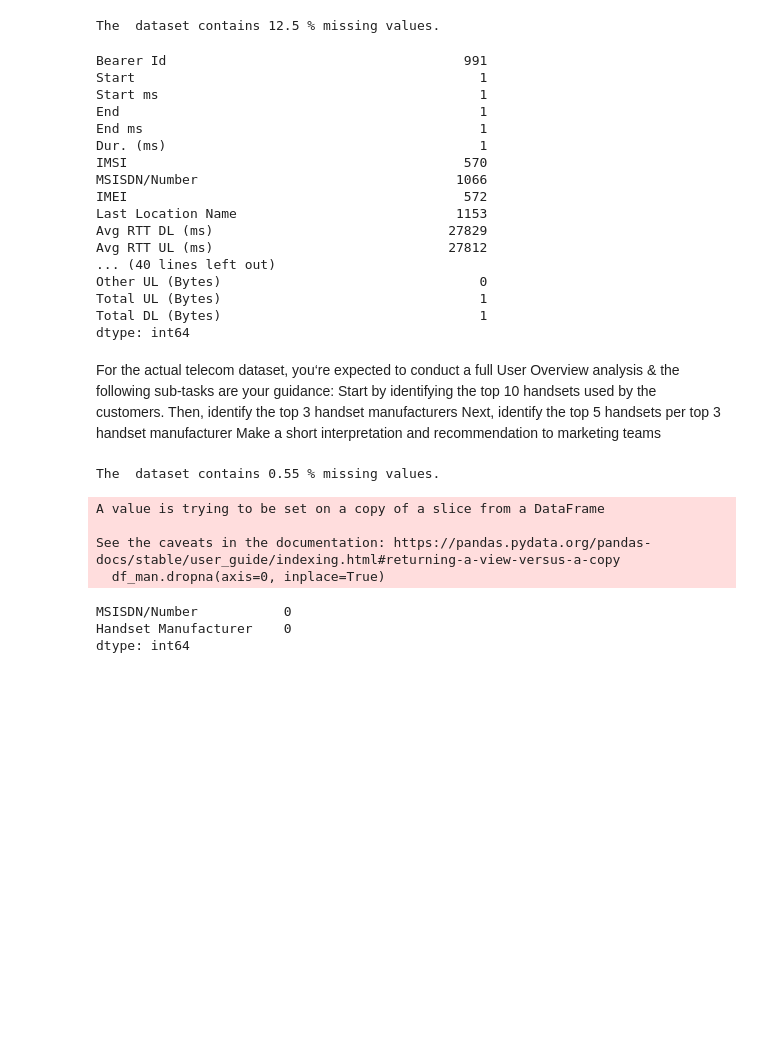
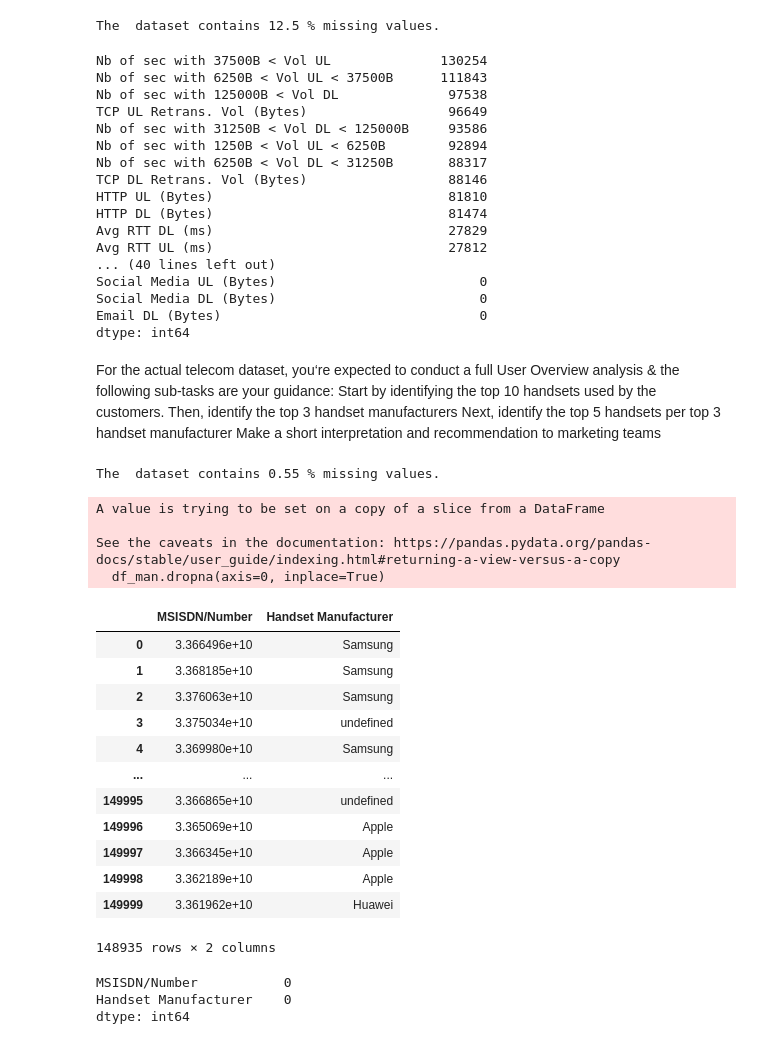
Before and after one commit to niyotham/EDA_Telecom_Industry, a Jupyter notebook: notebooks/EDA.ipynb, the cells around one changed output. Saved outputs shown, nothing was run; the diff lists cells and outputs as text; code cells hidden in the pictures; blank space fills up the shorter version.

```diff
--- a/notebooks/EDA.ipynb
+++ b/notebooks/EDA.ipynb
@@ -159,22 +135,22 @@ percent_missing(df_exp)
 The  dataset contains 12.5 % missing values.
 # %%
 # identify the missing values
-df_exp.isnull().sum()
+df_exp.isnull().sum().sort_values(ascending=False)
 # %% [output]
-Bearer Id                                      991
-Start                                            1
-Start ms                                         1
-End                                              1
-End ms                                           1
-Dur. (ms)                                        1
-IMSI                                           570
-MSISDN/Number                                 1066
-IMEI                                           572
-Last Location Name                            1153
+Nb of sec with 37500B < Vol UL              130254
+Nb of sec with 6250B < Vol UL < 37500B      111843
+Nb of sec with 125000B < Vol DL              97538
+TCP UL Retrans. Vol (Bytes)                  96649
+Nb of sec with 31250B < Vol DL < 125000B     93586
+Nb of sec with 1250B < Vol UL < 6250B        92894
+Nb of sec with 6250B < Vol DL < 31250B       88317
+TCP DL Retrans. Vol (Bytes)                  88146
+HTTP UL (Bytes)                              81810
+HTTP DL (Bytes)                              81474
 Avg RTT DL (ms)                              27829
 Avg RTT UL (ms)                              27812
 ... (40 lines left out)
-Other UL (Bytes)                                 0
-Total UL (Bytes)                                 1
-Total DL (Bytes)                                 1
+Social Media UL (Bytes)                          0
+Social Media DL (Bytes)                          0
+Email DL (Bytes)                                 0
 dtype: int64
@@ -185,16 +166,32 @@ Then, identify the top 3 handset manufacturers
 Next, identify the top 5 handsets per top 3 handset manufacturer
 Make a short interpretation and recommendation to marketing teams
 # %%
-# 10 handsets used by the customers
+# # 10 handsets used by the customers
+#df = df_exp.groupby('MSISDN/Number','Handset Manufacturer').agg(
+#     {'Bearer Id': 'count', 'Dur. (ms)': 'sum', 'total_data': 'sum'})
 df_man= df_exp[['MSISDN/Number','Handset Manufacturer']]
 percent_missing(df_man) # we can drop the missing values
 df_man.dropna(axis=0, inplace=True)
+df_man
 # %% [output]
 The  dataset contains 0.55 % missing values.
 A value is trying to be set on a copy of a slice from a DataFrame
 
 See the caveats in the documentation: https://pandas.pydata.org/pandas-docs/stable/user_guide/indexing.html#returning-a-view-versus-a-copy
   df_man.dropna(axis=0, inplace=True)
+|  | MSISDN/Number | Handset Manufacturer |
+| 0 | 3.366496e+10 | Samsung |
+| 1 | 3.368185e+10 | Samsung |
+| 2 | 3.376063e+10 | Samsung |
+| 3 | 3.375034e+10 | undefined |
+| 4 | 3.369980e+10 | Samsung |
+| ... | ... | ... |
+| 149995 | 3.366865e+10 | undefined |
+| 149996 | 3.365069e+10 | Apple |
+| 149997 | 3.366345e+10 | Apple |
+| 149998 | 3.362189e+10 | Apple |
+| 149999 | 3.361962e+10 | Huawei |
+148935 rows × 2 columns
 # %%
 df_man.isnull().sum()
 # %% [output]
```
Also changed, not shown: parts of 8 cells of this notebook, 20 other files.
